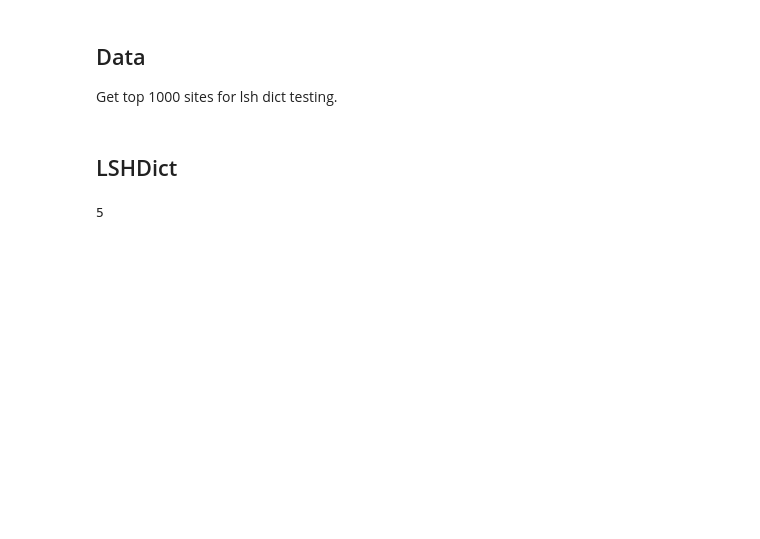
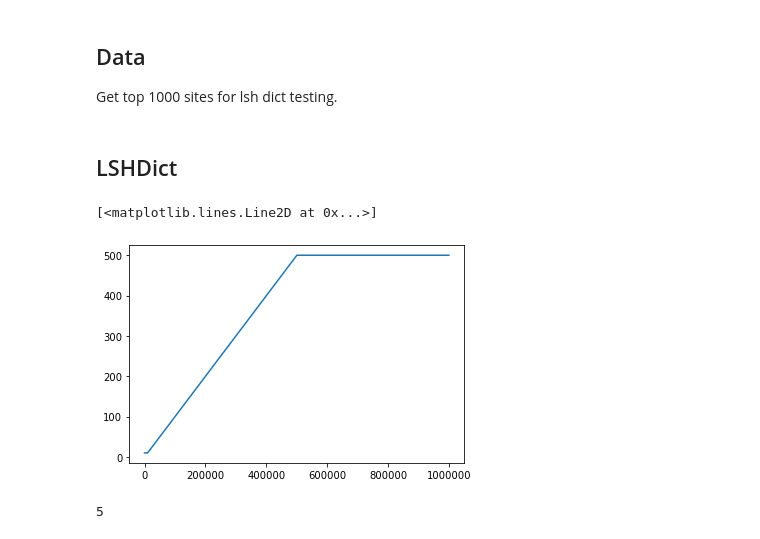
Before and after one commit to hdmamin/incendio, a Jupyter notebook: scratch_notebooks/lsh.ipynb, the cells around one changed output. Drawn from its saved outputs; the diff is of its cells as text; code cells hidden in the pictures; blank space fills up the shorter version.

```diff
--- a/scratch_notebooks/lsh.ipynb
+++ b/scratch_notebooks/lsh.ipynb
@@ -647,0 +613,8 @@ class LSHDict(dict):
+# %%
+# Visualizing how n_candidates changes as a function of vocab size.
+x = np.arange(0, 1_000_000, 1_000)
+y = np.clip(x // 1000, 10, 500)
+plt.plot(x, y)
+# %% [output]
+[<matplotlib.lines.Line2D at 0x...>]
+[figure, added]
```
Also changed, not shown: parts of 22 cells of this notebook, 1 other file.
